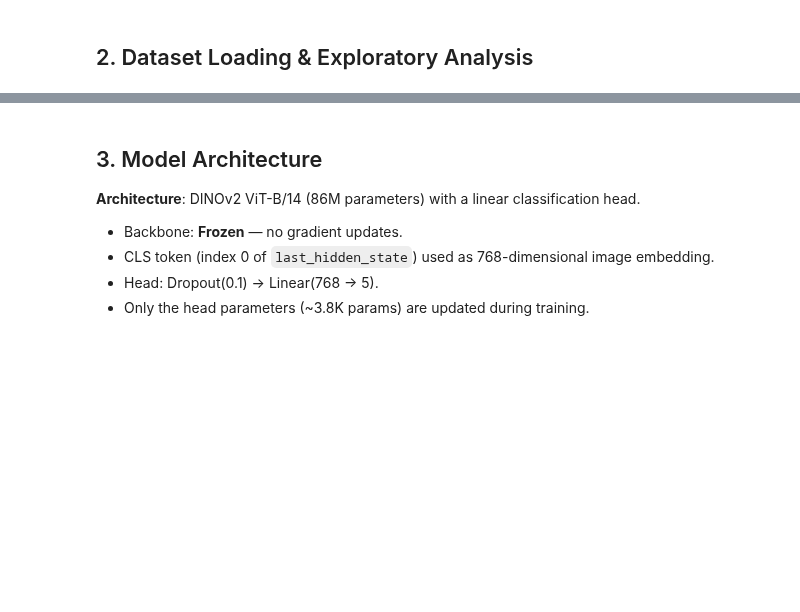
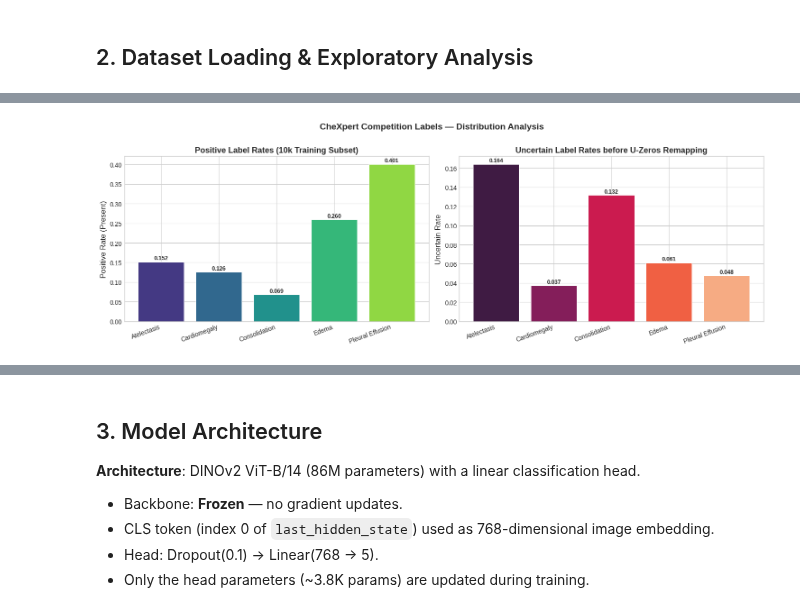
Before and after one commit to RudhanLodhi/DinoV2_PEFT, a Jupyter notebook: notebooks/0_Baseline_CheXpert.ipynb, the cells around one changed output, grey strips where cells are left out. Drawn from its saved outputs; the diff is of its cells as text; code cells hidden in the pictures; blank space fills up the shorter version.

Commit message:
Completed ChesXpert notebooks

```diff
--- a/notebooks/0_Baseline_CheXpert.ipynb
+++ b/notebooks/0_Baseline_CheXpert.ipynb
@@ -61,7 +75,7 @@ Source: arXiv:2312.02366v4, Section 3 (Experimental Setup).
 import pandas as pd
 
 HPARAMS: dict[str, object] = {
-    "model_id": "MHRDYN7/dinov2_vitb14",
+    "model_id": "facebook/dinov2-base",
     "processor_id": "facebook/dinov2-base",
     "image_size": 224,
     "batch_size": 128,
@@ -69,7 +83,7 @@ HPARAMS: dict[str, object] = {
     "sgd_momentum": 0.9,
     "learning_rate": 1e-2,
     "lr_grid": [1e-1, 5e-2, 1e-2, 5e-3, 1e-3, 5e-4, 1e-4, 1e-5],
-    "epochs": 10,
+    "epochs": 20,
     "dropout": 0.1,
     "num_workers": 2,
     "seed": 42,
@@ -128,56 +187,94 @@ print(f"\nSubset train split: {len(train_hf):,} samples")
 # %%
 """
-Visualize positive label rates for the 5 CheXpert competition labels.
-Uncertain labels (-1) are remapped to 0 per the U-Zeros policy.
+Visualize positive and uncertain label rates for the 5 CheXpert competition labels.
+Handles both danjacobellis/chexpert ClassLabel encoding:
+  0 = unlabeled, 1 = uncertain, 2 = absent (negative), 3 = present (positive)
+and standard CSV encoding:
+  NaN/None = unlabeled, -1.0 = uncertain, 0.0 = absent, 1.0 = present
 """
 import math
 from typing import Any
 import matplotlib.pyplot as plt
-import matplotlib.patches as mpatches
 import numpy as np
 import seaborn as sns
 
 plt.style.use("seaborn-v0_8-whitegrid")
-sns.set_palette("viridis")
 
-def remap_u_zeros(val: Any) -> float:
-    """Remaps uncertain CheXpert labels to 0 per the U-Zeros policy."""
+# Detect whether dataset uses 4-class integer encoding {0: unlabeled, 1: uncertain, 2: absent, 3: present}
+feat_Obj = train_hf.features.get(COMPETITION_LABELS[0])
+USES_HF_4CLASS: bool = hasattr(feat_Obj, "names") and len(getattr(feat_Obj, "names", [])) == 4
+print(f"Using HuggingFace 4-class encoding (0=unlabeled, 1=uncertain, 2=absent, 3=present): {USES_HF_4CLASS}")
+
+def remap_u_zeros(val: Any, hf_4class: bool = USES_HF_4CLASS) -> float:
+    """Remaps raw CheXpert label to binary {0.0, 1.0} under the U-Zeros policy."""
     if val is None:
         return 0.0
     v = float(val)
     if math.isnan(v):
         return 0.0
-    return 0.0 if v == -1.0 else v
+    if hf_4class:
+        # 3 = present (1.0); 0 (unlabeled), 1 (uncertain), 2 (absent) -> 0.0
+        return 1.0 if v == 3.0 else 0.0
+    return 1.0 if v == 1.0 else 0.0
 
 pos_rates: dict[str, float] = {}
 uncertain_rates: dict[str, float] = {}
+
 for label in COMPETITION_LABELS:
-    if label in train_hf.column_names:
-        vals = np.array([float(x) if x is not None else 0.0 for x in train_hf[label]])
+    vals = np.array([float(x) if x is not None else np.nan for x in train_hf[label]])
+    if USES_HF_4CLASS:
+        pos_rates[label] = float(np.mean(vals == 3.0))
+        uncertain_rates[label] = float(np.mean(vals == 1.0))
+    else:
         pos_rates[label] = float(np.mean(vals == 1.0))
         uncertain_rates[label] = float(np.mean(vals == -1.0))
 
 fig, axes = plt.subplots(1, 2, figsize=(15, 5))
 
-bars = axes[0].bar(pos_rates.keys(), pos_rates.values(),
-                   color=sns.color_palette("viridis", NUM_LABELS), edgecolor="white", linewidth=0.8)
-axes[0].set_ylabel("Positive Rate", fontsize=12)
+bars = axes[0].bar(
+    list(pos_rates.keys()),
+    list(pos_rates.values()),
+    color=sns.color_palette("viridis", NUM_LABELS),
+    edgecolor="white",
+    linewidth=0.8,
+)
+axes[0].set_ylabel("Positive Rate (Present)", fontsize=12)
 axes[0].set_title("Positive Label Rates (10k Training Subset)", fontsize=13, fontweight="bold")
-axes[0].set_xticklabels(pos_rates.keys(), rotation=20, ha="right", fontsize=10)
+axes[0].set_xticks(range(NUM_LABELS))
+axes[0].set_xticklabels(list(pos_rates.keys()), rotation=20, ha="right", fontsize=10)
 for bar, v in zip(bars, pos_rates.values()):
-    axes[0].text(bar.get_x() + bar.get_width() / 2, bar.get_height() + 0.005, f"{v:.3f}",
-                 ha="center", fontsize=9, fontweight="bold")
+    axes[0].text(
+        bar.get_x() + bar.get_width() / 2,
+        bar.get_height() + 0.005,
+        f"{v:.3f}",
+        ha="center",
+        fontsize=9,
+        fontweight="bold",
+    )
 
-bars2 = axes[1].bar(uncertain_rates.keys(), uncertain_rates.values(),
-                    color=sns.color_palette("rocket", NUM_LABELS), edgecolor="white", linewidth=0.8)
+bars2 = axes[1].bar(
+    list(uncertain_rates.keys()),
+    list(uncertain_rates.values()),
+    color=sns.color_palette("rocket", NUM_LABELS),
+    edgecolor="white",
+    linewidth=0.8,
+)
 axes[1].set_ylabel("Uncertain Rate", fontsize=12)
-axes[1].set_title("Uncertain Label Rates (-1) before U-Zeros Remapping", fontsize=13, fontweight="bold")
-axes[1].set_xticklabels(uncertain_rates.keys(), rotation=20, ha="right", fontsize=10)
+axes[1].set_title("Uncertain Label Rates before U-Zeros Remapping", fontsize=13, fontweight="bold")
+axes[1].set_xticks(range(NUM_LABELS))
+axes[1].set_xticklabels(list(uncertain_rates.keys()), rotation=20, ha="right", fontsize=10)
 for bar, v in zip(bars2, uncertain_rates.values()):
-    axes[1].text(bar.get_x() + bar.get_width() / 2, bar.get_height() + 0.002, f"{v:.3f}",
-                 ha="center", fontsize=9, fontweight="bold")
+    axes[1].text(
+        bar.get_x() + bar.get_width() / 2,
+        bar.get_height() + 0.002,
+        f"{v:.3f}",
+        ha="center",
+        fontsize=9,
+        fontweight="bold",
+    )
 
 plt.suptitle("CheXpert Competition Labels — Distribution Analysis", fontsize=14, fontweight="bold", y=1.01)
 plt.tight_layout()
 plt.savefig(f"{CHECKPOINT_DIR}/label_distribution.png", dpi=150, bbox_inches="tight")
 plt.show()
+# %% [output]
@@ -184,2 +282,3 @@ plt.show()
+[figure, added]
 # %%
 """
```
Also changed, not shown: parts of 21 cells of this notebook, 1 other file.
